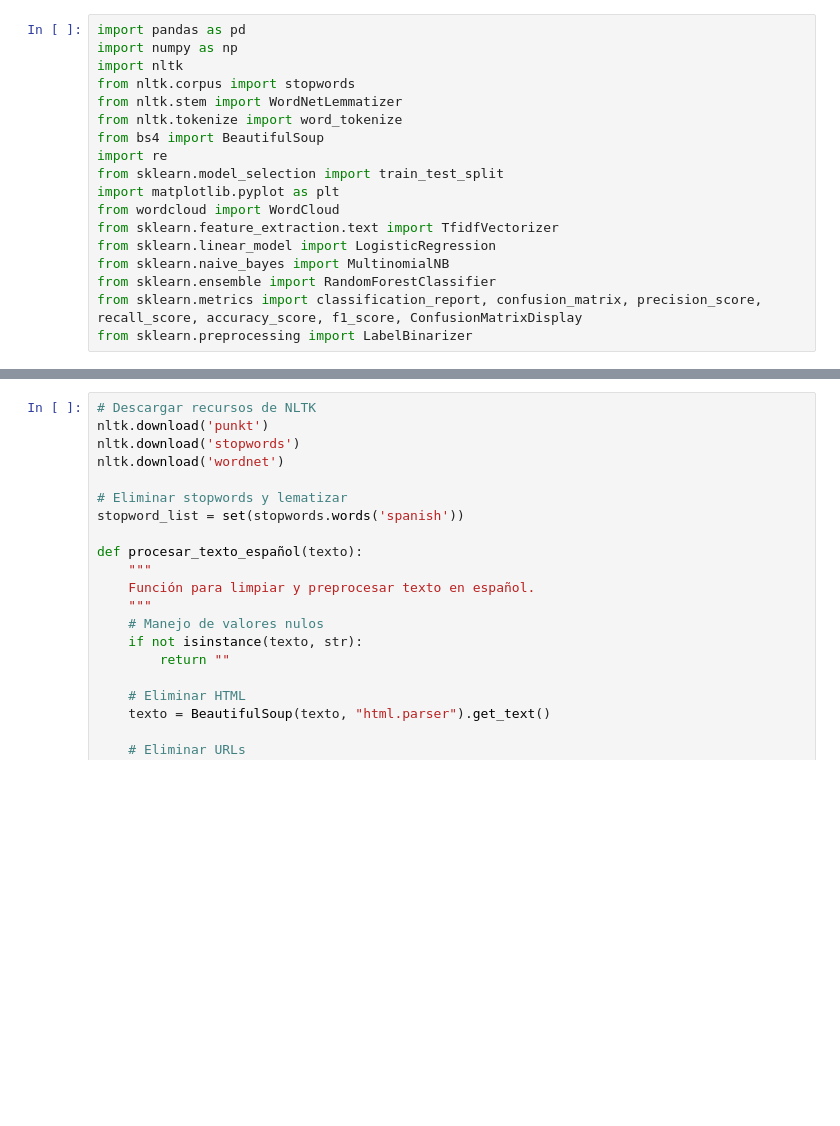
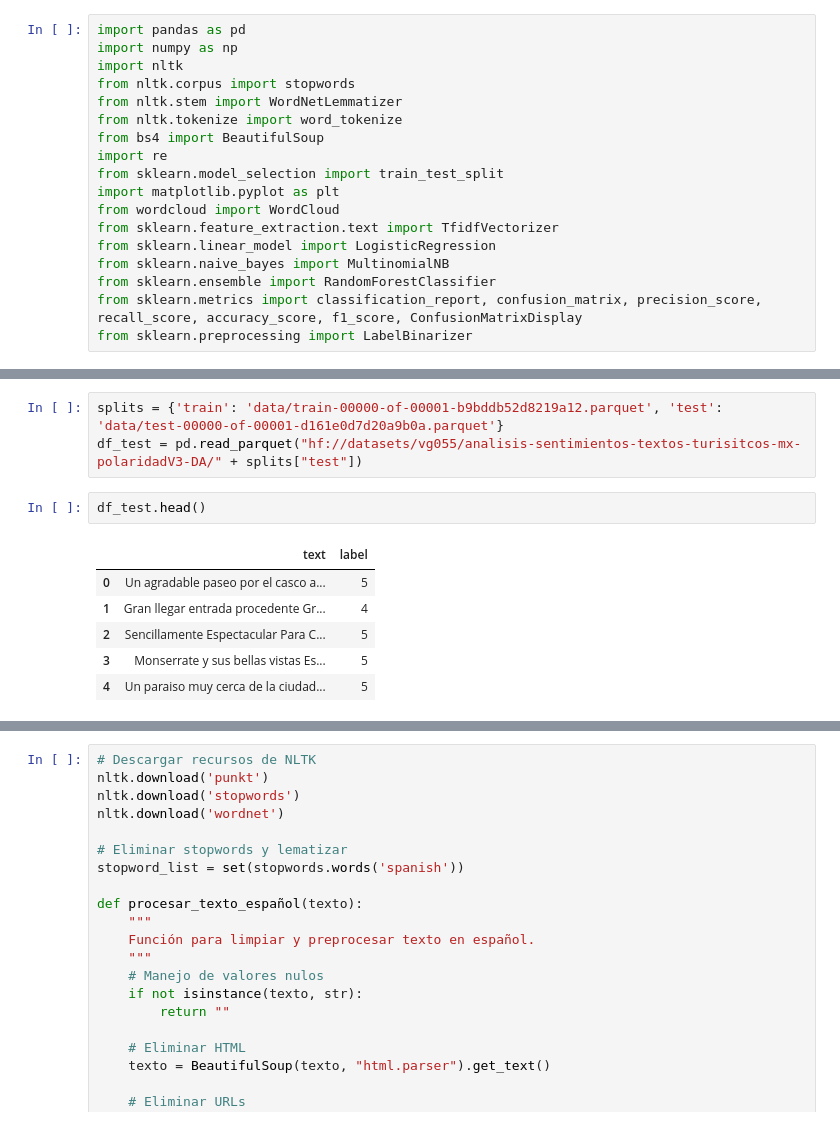
Before and after one commit to Beatriz1712/hackathon-sentiment-analysis, a Jupyter notebook: data-science/notebooks/Notebook_modelo_español.ipynb, the cells around one changed output, grey strips where cells are left out. Drawn from its saved outputs; the diff is of its cells as text; blank space fills up the shorter version.

```diff
--- a/data-science/notebooks/Notebook_modelo_español.ipynb
+++ b/data-science/notebooks/Notebook_modelo_español.ipynb
@@ -29,0 +34,12 @@ df.head()
+# %%
+splits = {'train': 'data/train-00000-of-00001-b9bddb52d8219a12.parquet', 'test': 'data/test-00000-of-00001-d161e0d7d20a9b0a.parquet'}
+df_test = pd.read_parquet("hf://datasets/vg055/analisis-sentimientos-textos-turisitcos-mx-polaridadV3-DA/" + splits["test"])
+# %%
+df_test.head()
+# %% [output]
+|  | text | label |
+| 0 | Un agradable paseo por el casco a... | 5 |
+| 1 | Gran llegar entrada procedente Gr... | 4 |
+| 2 | Sencillamente Espectacular Para C... | 5 |
+| 3 | Monserrate y sus bellas vistas Es... | 5 |
+| 4 | Un paraiso muy cerca de la ciudad... | 5 |
```
Also changed, not shown: parts of 15 cells of this notebook.
